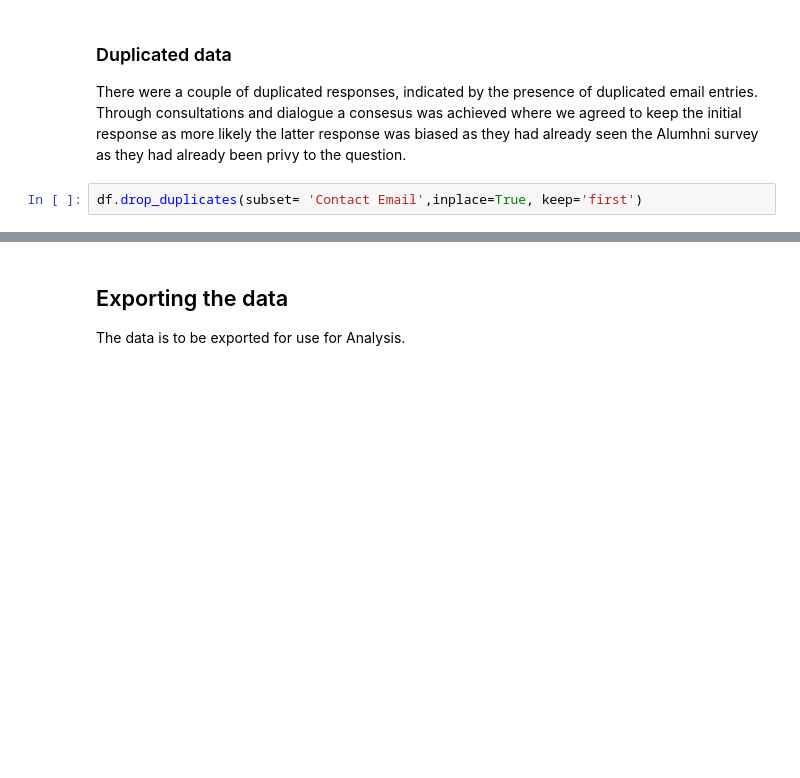
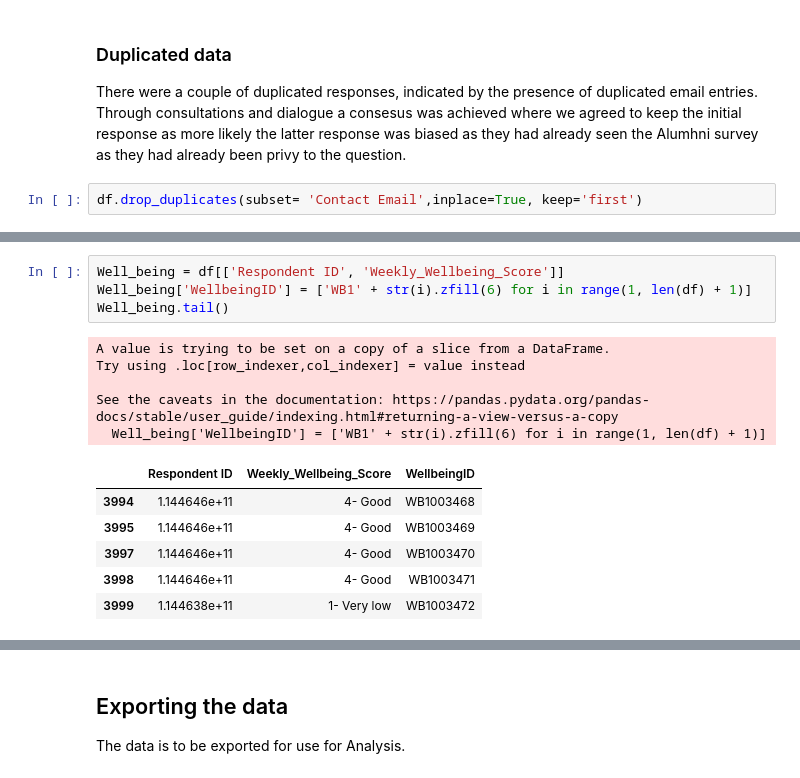
Before and after one commit to mukanzi/Google-colab-Notebooks, a Jupyter notebook: Alumni_Survey_cleaning.ipynb, the cells around one changed output, grey strips where cells are left out. Cells and saved outputs as stored; diff of their text form; blank space fills up the shorter version.

```diff
--- a/Alumni_Survey_cleaning.ipynb
+++ b/Alumni_Survey_cleaning.ipynb
@@ -392,0 +330,16 @@ Creating datasets that will help with the visualizaiton of the individual factor
+# %%
+Well_being = df[['Respondent ID', 'Weekly_Wellbeing_Score']]
+Well_being['WellbeingID'] = ['WB1' + str(i).zfill(6) for i in range(1, len(df) + 1)]
+Well_being.tail()
+# %% [output]
+A value is trying to be set on a copy of a slice from a DataFrame.
+Try using .loc[row_indexer,col_indexer] = value instead
+
+See the caveats in the documentation: https://pandas.pydata.org/pandas-docs/stable/user_guide/indexing.html#returning-a-view-versus-a-copy
+  Well_being['WellbeingID'] = ['WB1' + str(i).zfill(6) for i in range(1, len(df) + 1)]
+|  | Respondent ID | Weekly_Wellbeing_Score | WellbeingID |
+| 3994 | 1.144646e+11 | 4- Good | WB1003468 |
+| 3995 | 1.144646e+11 | 4- Good | WB1003469 |
+| 3997 | 1.144646e+11 | 4- Good | WB1003470 |
+| 3998 | 1.144646e+11 | 4- Good | WB1003471 |
+| 3999 | 1.144638e+11 | 1- Very low | WB1003472 |
```
Also changed, not shown: parts of 34 cells of this notebook.
